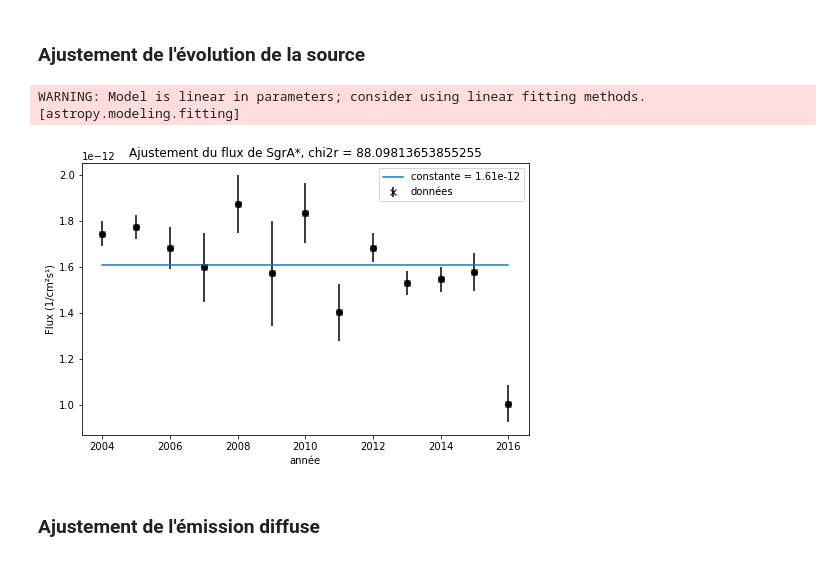
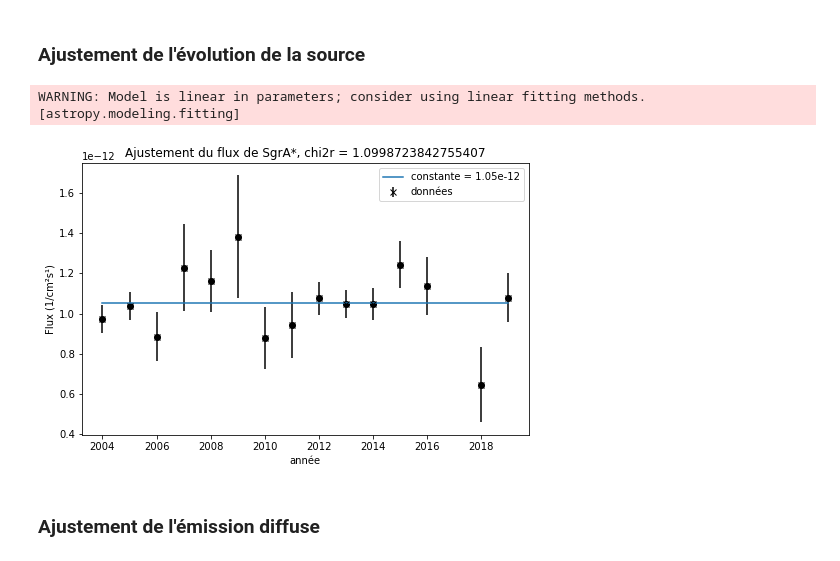
Before and after one commit to SamZouari/hess, a Jupyter notebook: notebooks0.15/analyse3D/simu_evolution_3comp_diffuse.ipynb, the cells around one changed output. Drawn from its saved outputs; the diff is of its cells as text; code cells hidden in the pictures.

```diff
--- a/notebooks0.15/analyse3D/simu_evolution_3comp_diffuse.ipynb
+++ b/notebooks0.15/analyse3D/simu_evolution_3comp_diffuse.ipynb
@@ -357,9 +431,15 @@ region = CircleSkyRegion(
     center=src_pos, radius=0.5 * u.deg
 )
 
-for year in range(2004,2020):
+for year in range(2004,2017):
     mapdataset_dict[year].plot_residuals(
         region=region, method="diff/sqrt(model)", vmin=-1.0, vmax=1.0
         )
-    plt.savefig("../../../hess_results/simu_3comp/residuals/residuals_"+str(year)+".pdf", overwrite=True)
+    plt.savefig("../../../hess_results/simu_DE_3compin1/residuals/residuals_"+str(year)+".pdf", overwrite=True)
+
+for year in range(2018,2020):
+    mapdataset_dict[year].plot_residuals(
+        region=region, method="diff/sqrt(model)", vmin=-1.0, vmax=1.0
+        )
+    plt.savefig("../../../hess_results/simu_DE_3compin1/residuals/residuals_"+str(year)+".pdf", overwrite=True)
 # %% [output]
@@ -515,0 +554,16 @@ plt.savefig("../../../hess_results/simu_3comp/GCDEflux_evolution_04_16_1st.pdf")
+# %%
+yerrGC = (resGC/ampsGC)*amp_errsGC
+yerrdiff = (resdiff/ampsdiff)*amp_errsdiff
+
+
+bizar = []
+for k in range(13):
+    truc = 2*(cov_per_year[2004+k][0,1]*yerrGC[k]*yerrdiff[k])/(resGC[k]*resdiff[k])
+    bizar.append(truc)
+
+for k in range(2):
+    truc = 2*(cov_per_year[2018+k][0,1]*yerrGC[13+k]*yerrdiff[13+k])/(resGC[13+k]*resdiff[13+k])
+    bizar.append(truc)
+
+# erreurs quadratiques trop simplistes car les jeux de données sont corrélées
+yerr_rap = (resGC/resdiff)*np.sqrt((yerrGC/resGC)**2 + (yerrdiff/resdiff)**2 -bizar )
@@ -536,46 +623,44 @@ def chisqr(obs, exp, error):
     chisqr = 0
     for i in range(len(obs)):
         chisqr = chisqr + ((obs[i]-exp)**2)/(error[i]**2)
-    return chisqr
+    return chisqr/(len(obs) -1)
 # %% [markdown]
 ### Ajustement de l'évolution de la source
 # %%
-x = range(2004,2020)
+x = years
 y = resGC
 y_uncs = yerrGC
 
-x = np.delete(x, [13,14,15])
-y = np.delete(y, [13,14,15])
-y_uncs = np.delete(y_uncs, [13,14,15])
+
 
 
 # Fit the data using a box model.
 # Bounds are not really needed but included here to demonstrate usage.
 t_init = models.Const1D(1e-12)
 fit_t = fitting.LevMarLSQFitter()
-t = fit_t(t_init, x, y, weights=1.0/y_uncs)
+t = fit_t(t_init, x, y) #, weights=1.0/y_uncs)
 
 # évaluation du chi2 réduit
-A1 = np.delete(resGC, [13,14,15])
+A1 = y
 A2 = t(2004)
-err_bars = yerrGC
-chi2, pval = stats.chisquare(A1, A2)
+err_bars = y_uncs
+chi2, pval = stats.chisquare(y, A2)
 chi2r = chisqr(A1, A2, err_bars)
 
 
 # Plot the data with the best-fit model
 plt.figure(figsize=(8,5))
 plt.plot(x, y, 'ko')
 plt.errorbar(x, y, yerr=y_uncs, fmt='kx', label="données")
 plt.plot(x, t(x), label='constante = ' + str(round(t(2004), 14)) )
 plt.xlabel('année')
 plt.ylabel('Flux (1/cm²s¹)')
 plt.legend(loc=1)
 plt.title("Ajustement du flux de SgrA*, chi2r = " + str(chi2r))
-plt.savefig("../../hess_results/DE_frozen/fit_flux_SgrAstar_04_16.pdf")
+plt.savefig("../../../hess_results/simu_DE_3compin1/fit_flux_SgrAstar_04_16.pdf")
 # %% [output]
 WARNING: Model is linear in parameters; consider using linear fitting methods. [astropy.modeling.fitting]
-[figure, old version]
+[figure, new version]
 # %% [markdown]
 ### Ajustement de l'émission diffuse
 # %%
```
Also changed, not shown: parts of 34 cells of this notebook, 6 other files.
